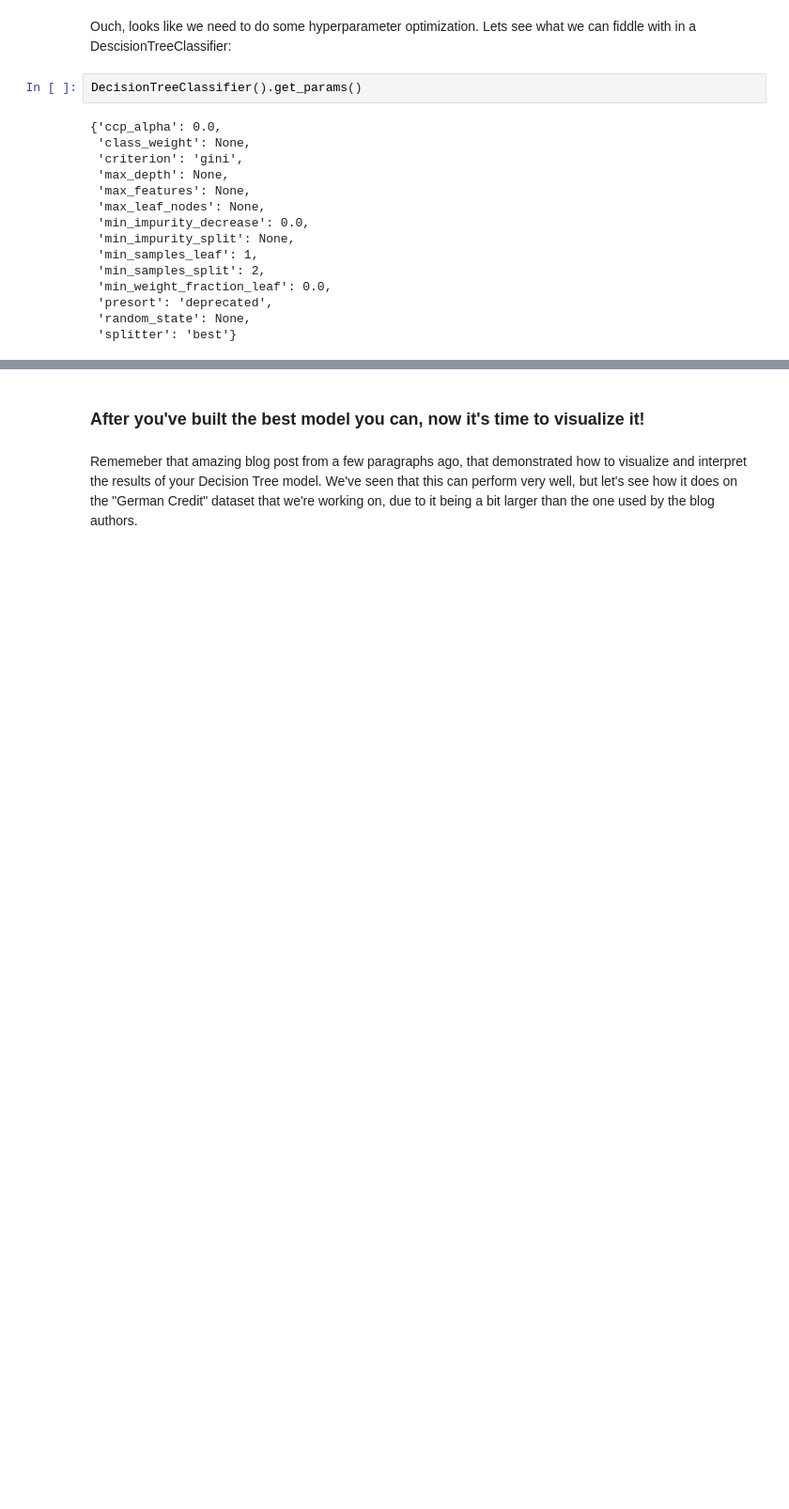
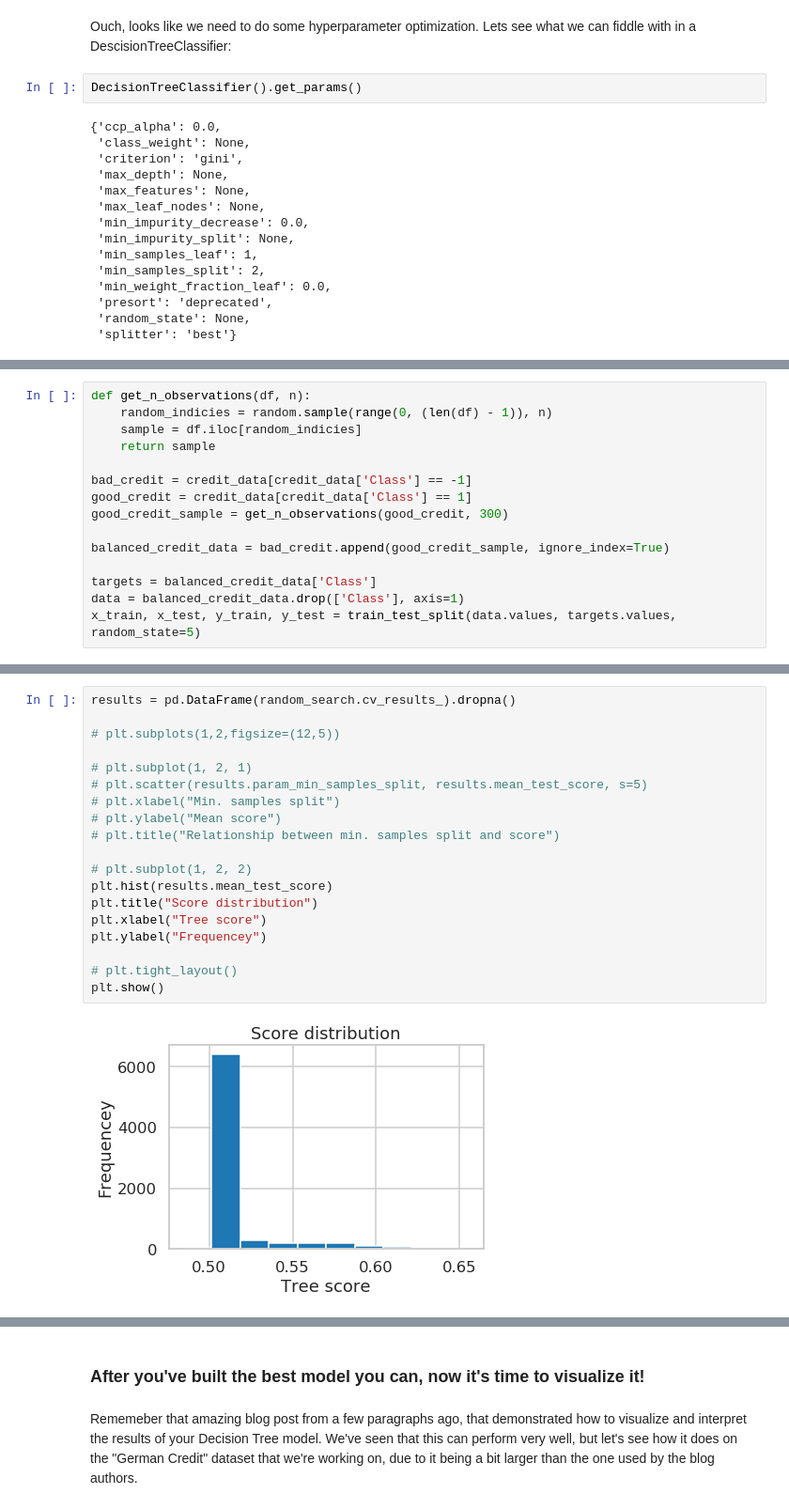
Before and after one commit to gperdrizet/tree-based_algorithms, a Jupyter notebook: Mini_Project_Tree-Based_Algorithms.ipynb, the cells around one changed output, grey strips where cells are left out. Shown: that part at 94% size. Cells and saved outputs as stored; diff of their text form; blank space fills up the shorter version.

```diff
--- a/Mini_Project_Tree-Based_Algorithms.ipynb
+++ b/Mini_Project_Tree-Based_Algorithms.ipynb
@@ -194,0 +208,15 @@ plt.show()
+# %%
+def get_n_observations(df, n):
+    random_indicies = random.sample(range(0, (len(df) - 1)), n)
+    sample = df.iloc[random_indicies]
+    return sample
+
+bad_credit = credit_data[credit_data['Class'] == -1]
+good_credit = credit_data[credit_data['Class'] == 1]
+good_credit_sample = get_n_observations(good_credit, 300)
+
+balanced_credit_data = bad_credit.append(good_credit_sample, ignore_index=True)
+
+targets = balanced_credit_data['Class']
+data = balanced_credit_data.drop(['Class'], axis=1)
+x_train, x_test, y_train, y_test = train_test_split(data.values, targets.values, random_state=5)
@@ -194,0 +252,21 @@ plt.show()
+# %%
+results = pd.DataFrame(random_search.cv_results_).dropna()
+
+# plt.subplots(1,2,figsize=(12,5))
+
+# plt.subplot(1, 2, 1)
+# plt.scatter(results.param_min_samples_split, results.mean_test_score, s=5)
+# plt.xlabel("Min. samples split")
+# plt.ylabel("Mean score")
+# plt.title("Relationship between min. samples split and score")
+
+# plt.subplot(1, 2, 2)
+plt.hist(results.mean_test_score)
+plt.title("Score distribution")
+plt.xlabel("Tree score")
+plt.ylabel("Frequencey")
+
+# plt.tight_layout()
+plt.show()
+# %% [output]
+[figure, added]
```
Also changed, not shown: parts of 14 cells of this notebook.
